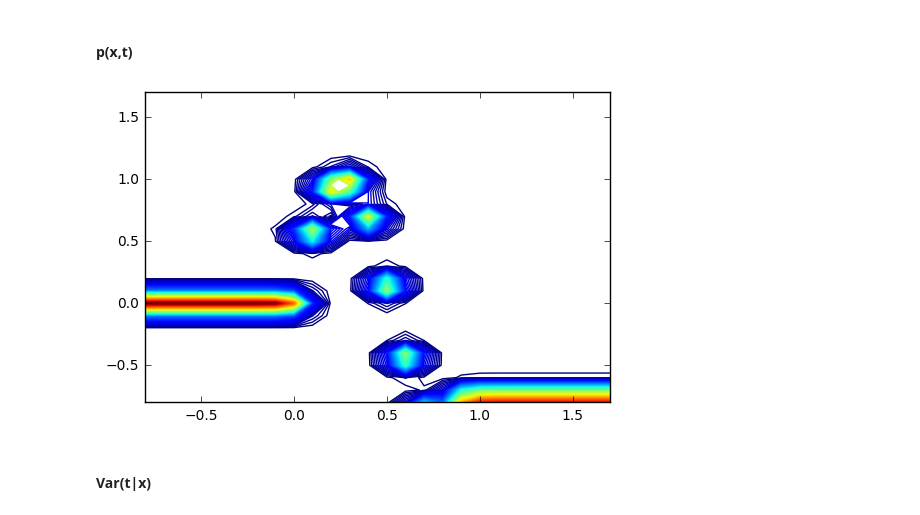
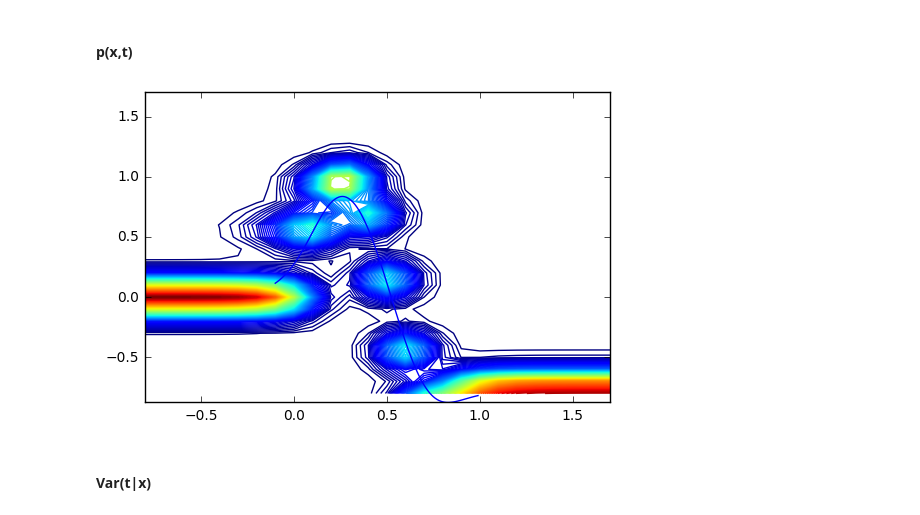
Before and after one commit to daiki8/jupyter-notebook, a Jupyter notebook: Nadaraya-Watson.ipynb, the cells around one changed output. Saved outputs shown, nothing was run; the diff lists cells and outputs as text; code cells hidden in the pictures.

```diff
--- a/Nadaraya-Watson.ipynb
+++ b/Nadaraya-Watson.ipynb
@@ -3,7 +3,7 @@
 import numpy as np
 from matplotlib import pyplot as plt
 
-sigma = 0.06
+sigma = 0.1
 # %% [markdown]
 #### sin(6x)
 # %%
@@ -64,10 +66,19 @@ plt.show()
 # E[t|x]
 def E(x):
     return sum([kernel(x,xn)*tn for xn,tn in zip(X_train,T_train)])
+# E(t|x)だけ
+x = np.arange(-0.1, 1., 0.01)
+t = E(x)
+plt.plot(x, t)
+plt.show()
 
+# E(t|x)とsin(x)
 x = np.arange(-0.1, 1., 0.01)
 t = E(x)
 plt.plot(x, t)
 
+x_sin = np.linspace(-0, 1, 201)
+plt.plot(x_sin, np.sin(x_sin*6))
+
 plt.show()
 # %% [output]
@@ -77,27 +89,31 @@ plt.show()
 # %%
 delta = 0.1
 minXY=-0.8
 maxXY=1.8
 nContour=100
 
 
 def p(x, t):
     right = sum([np.exp(-(t-tn)**2/(2*sigma**2))*kernel(x, xn) for xn,tn in zip(X_train,T_train)])
     left = np.sqrt(2*np.pi*sigma**2)
     return left * right
 
 def CreateMeshData():
     x = np.arange(minXY, maxXY, delta)
     y = np.arange(minXY, maxXY, delta)
     X, Y = np.meshgrid(x, y)
     Z=[p(x,y) for (x,y) in zip(X,Y)]
     return(X,Y,Z)
 
+x_E = np.arange(-0.1, 1., 0.01)
+t_E = E(x_E)
+plt.plot(x_E, t_E)
+
 (X,Y,Z)=CreateMeshData()
 CS = plt.contour(X, Y, Z,nContour)
 plt.show()
 # %% [output]
-[figure, old version]
+[figure, new version]
 # %% [markdown]
 #### Var(t|x)
 # %%
```
Also changed, not shown: parts of 4 cells of this notebook.
